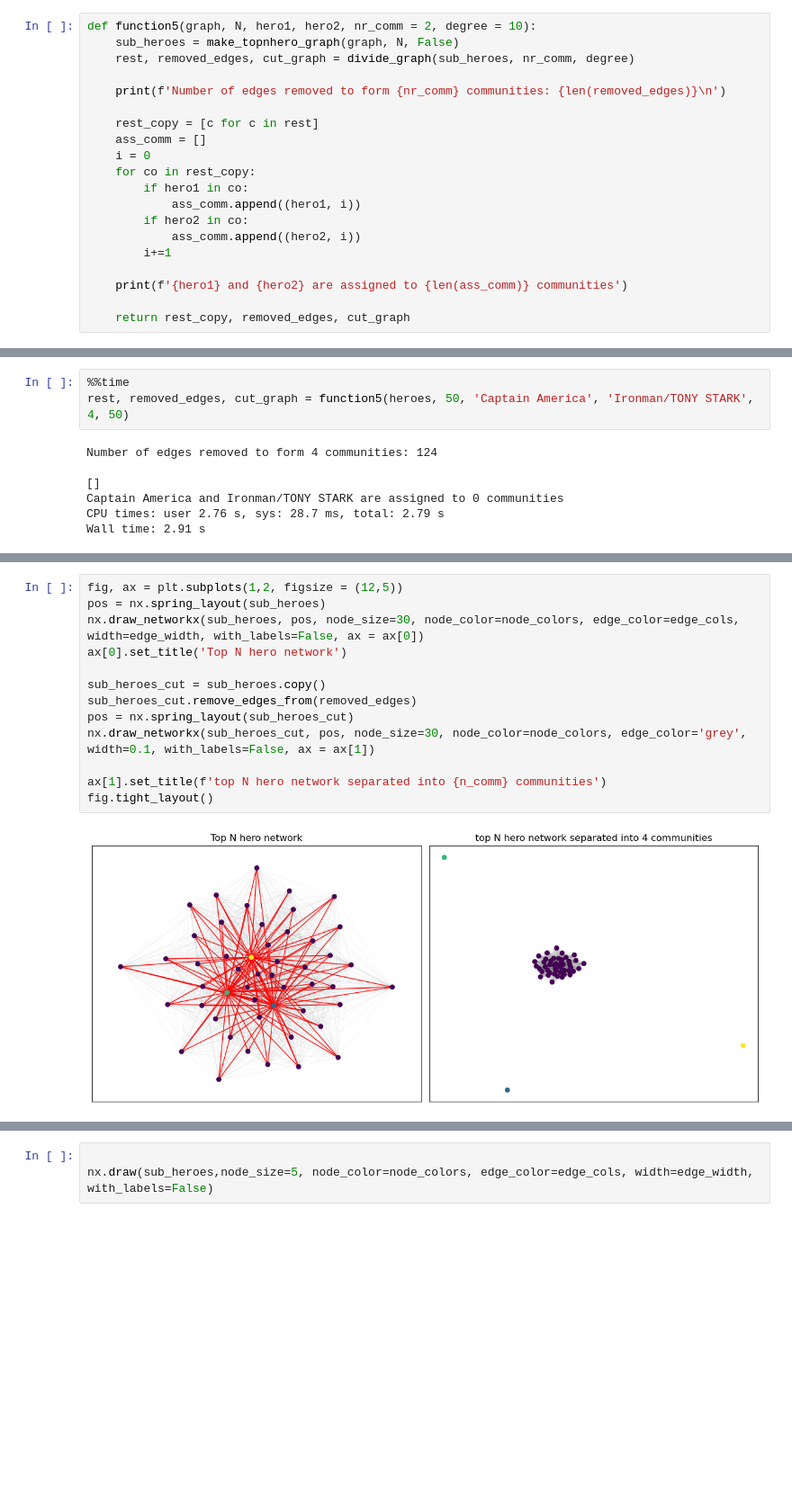
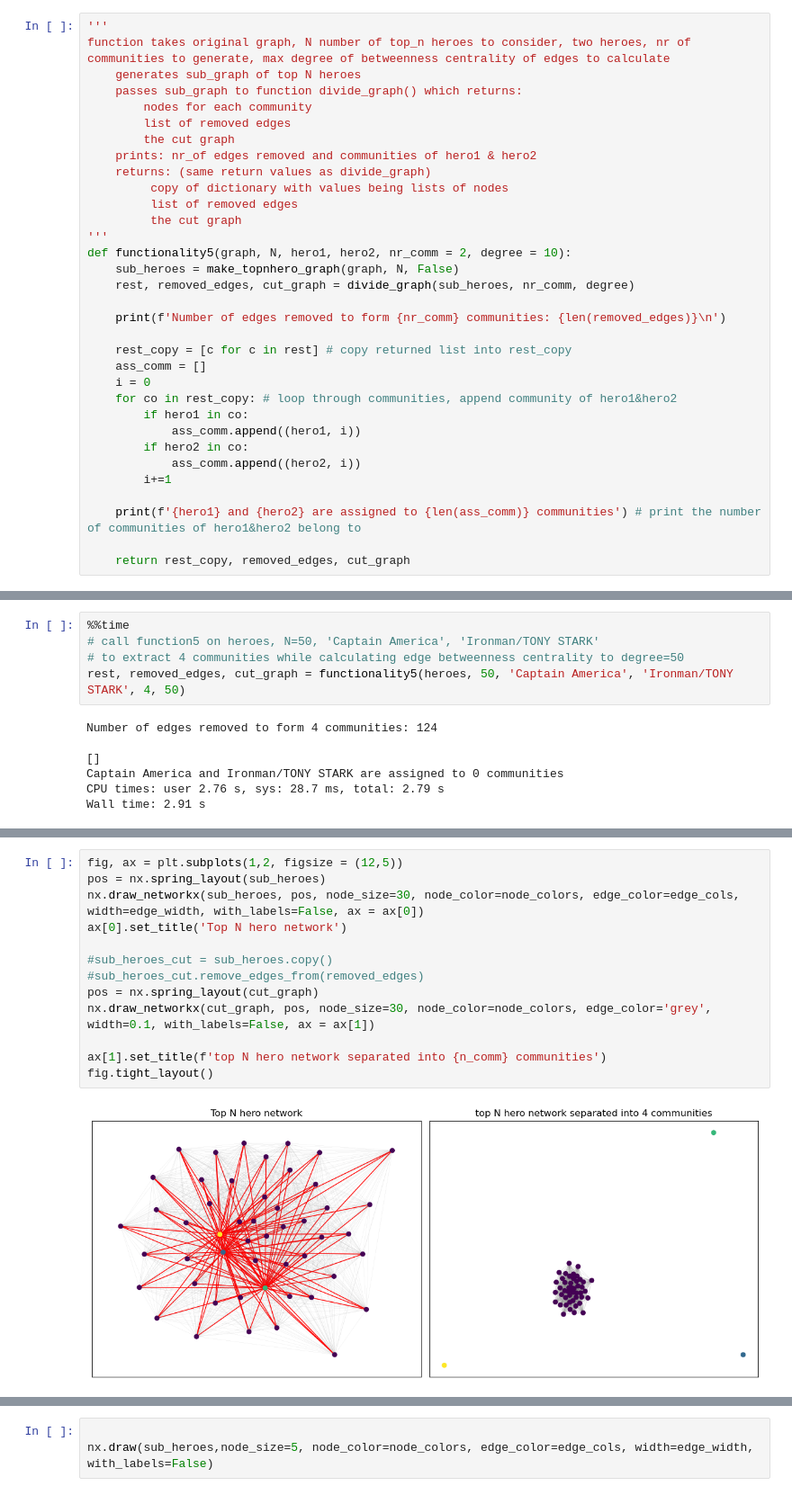
Before and after one commit to lnsphnplt/ADM-HW5, a Jupyter notebook: function5.ipynb, the cells around one changed output, grey strips where cells are left out. Shown: that part at 90% size. Drawn from its saved outputs; the diff is of its cells as text; blank space fills up the shorter version.

```diff
--- a/function5.ipynb
+++ b/function5.ipynb
@@ -163,23 +162,36 @@ def divide_graph(o_graph, nr_comm = 2, degree = 10):
 
     return rest, removed_edges, graph
 # %%
-def function5(graph, N, hero1, hero2, nr_comm = 2, degree = 10):
+'''
+function takes original graph, N number of top_n heroes to consider, two heroes, nr of communities to generate, max degree of betweenness centrality of edges to calculate
+    generates sub_graph of top N heroes
+    passes sub_graph to function divide_graph() which returns:
+        nodes for each community
+        list of removed edges
+        the cut graph
+    prints: nr_of edges removed and communities of hero1 & hero2
+    returns: (same return values as divide_graph)
+         copy of dictionary with values being lists of nodes
+         list of removed edges
+         the cut graph
+'''
+def functionality5(graph, N, hero1, hero2, nr_comm = 2, degree = 10):
     sub_heroes = make_topnhero_graph(graph, N, False)
     rest, removed_edges, cut_graph = divide_graph(sub_heroes, nr_comm, degree)
 
     print(f'Number of edges removed to form {nr_comm} communities: {len(removed_edges)}\n')
 
-    rest_copy = [c for c in rest]
+    rest_copy = [c for c in rest] # copy returned list into rest_copy
     ass_comm = []
     i = 0
-    for co in rest_copy:
+    for co in rest_copy: # loop through communities, append community of hero1&hero2
         if hero1 in co:
             ass_comm.append((hero1, i))
         if hero2 in co:
             ass_comm.append((hero2, i))
         i+=1
 
-    print(f'{hero1} and {hero2} are assigned to {len(ass_comm)} communities')
+    print(f'{hero1} and {hero2} are assigned to {len(ass_comm)} communities') # print the number of communities of hero1&hero2 belong to
 
     return rest_copy, removed_edges, cut_graph
 # %%
@@ -199,7 +211,9 @@ ass_comm
 [('CAPTAIN AMERICA', 0)]
 # %%
 %%time
-rest, removed_edges, cut_graph = function5(heroes, 50, 'Captain America', 'Ironman/TONY STARK', 4, 50)
+# call function5 on heroes, N=50, 'Captain America', 'Ironman/TONY STARK'
+# to extract 4 communities while calculating edge betweenness centrality to degree=50
+rest, removed_edges, cut_graph = functionality5(heroes, 50, 'Captain America', 'Ironman/TONY STARK', 4, 50)
 # %% [output]
 Number of edges removed to form 4 communities: 124
 
@@ -243,15 +259,15 @@ node_colors =[comm_ass[node] for node in sub_heroes.nodes()]
 # %%
 fig, ax = plt.subplots(1,2, figsize = (12,5))
 pos = nx.spring_layout(sub_heroes)
 nx.draw_networkx(sub_heroes, pos, node_size=30, node_color=node_colors, edge_color=edge_cols, width=edge_width, with_labels=False, ax = ax[0])
 ax[0].set_title('Top N hero network')
 
-sub_heroes_cut = sub_heroes.copy()
-sub_heroes_cut.remove_edges_from(removed_edges)
-pos = nx.spring_layout(sub_heroes_cut)
-nx.draw_networkx(sub_heroes_cut, pos, node_size=30, node_color=node_colors, edge_color='grey', width=0.1, with_labels=False, ax = ax[1])
+#sub_heroes_cut = sub_heroes.copy()
+#sub_heroes_cut.remove_edges_from(removed_edges)
+pos = nx.spring_layout(cut_graph)
+nx.draw_networkx(cut_graph, pos, node_size=30, node_color=node_colors, edge_color='grey', width=0.1, with_labels=False, ax = ax[1])
 
 ax[1].set_title(f'top N hero network separated into {n_comm} communities')
 fig.tight_layout()
 # %% [output]
-[figure, old version]
+[figure, new version]
```
Also changed, not shown: parts of 9 cells of this notebook.
